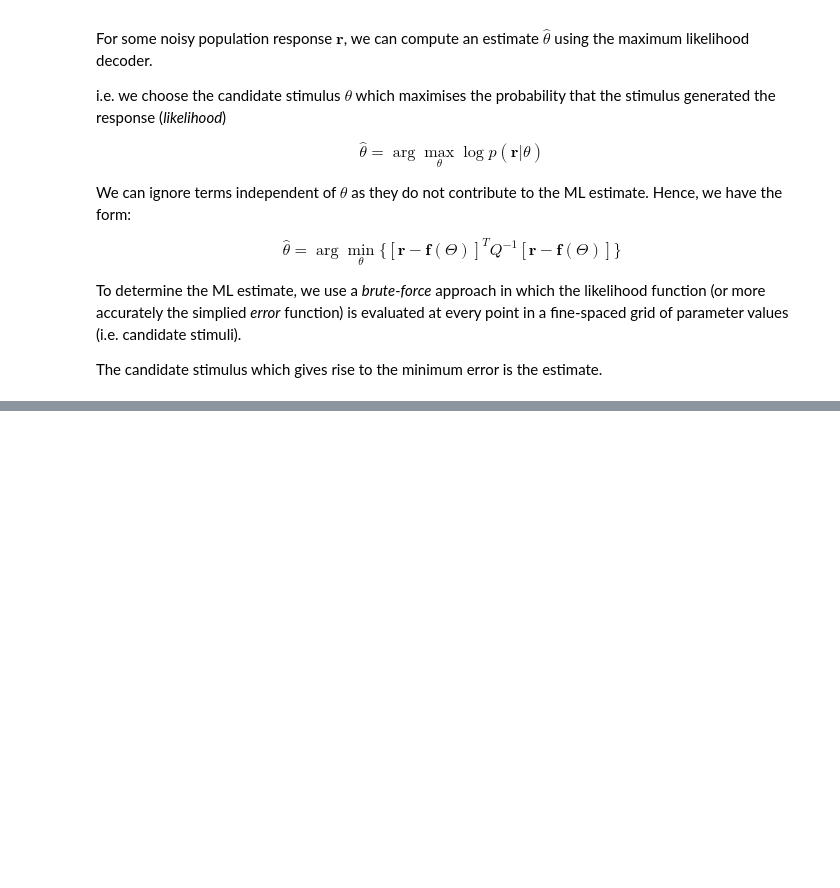
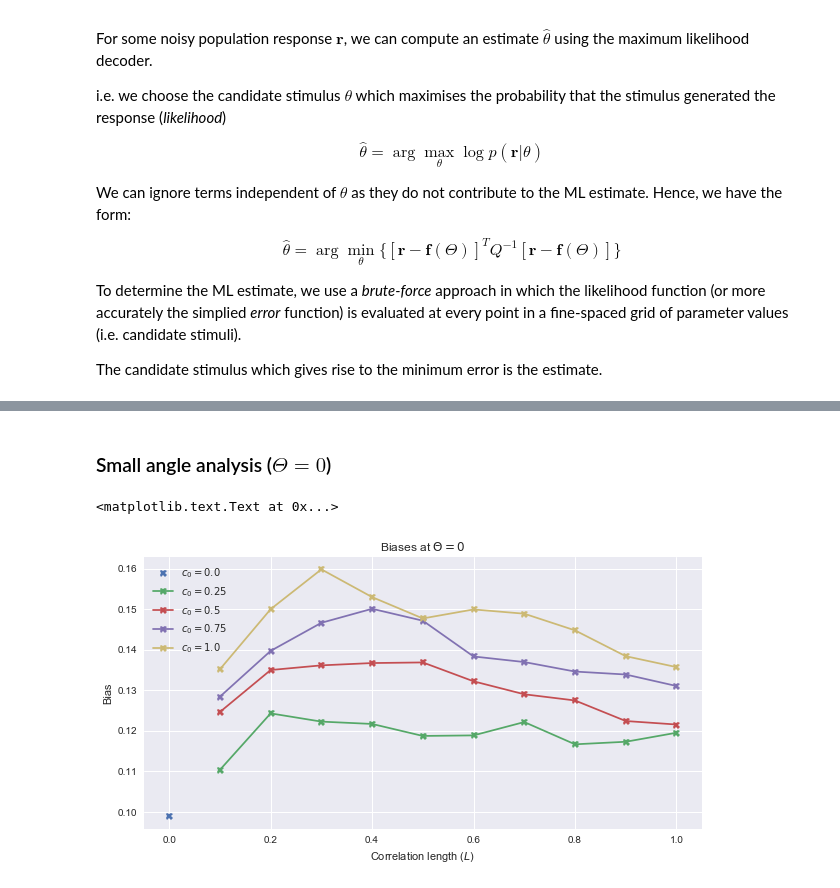
Before and after one commit to dtailor17/neural-population-codes, a Jupyter notebook: noise_correlations.ipynb, the cells around one changed output, grey strips where cells are left out. Cells and saved outputs as stored; diff of their text form; code cells hidden in the pictures; blank space fills up the shorter version.

```diff
--- a/noise_correlations.ipynb
+++ b/noise_correlations.ipynb
@@ -227,10 +228 @@ for max_corr in max_corr_arr:
     ML_ests[lbl] = get_ML_ests(cov_mtx)
-# %%
-max_corr_plot = [0.0, 0.5, 1.0]
-
-for max_corr in max_corr_plot:
-    lbl = get_corr_param_tuple(max_corr=max_corr, corr_length=0.5)
-    biases = ML_ests[lbl][1]
-    plt.plot(THETAS, biases, label=lbl)
-
-plt.legend()
@@ -245,0 +235,12 @@ ML_ests_1 = ML_ests
+# %%
+max_corr_arr = np.linspace(0.0, 1.0, 5)[1:]
+corr_length_arr = np.linspace(0.0, 1.0, 11)[1:]
+
+ML_ests = dict()
+for max_corr in max_corr_arr:
+    for corr_length in corr_length_arr:
+        cov_mtx = construct_cov_matrix(max_corr, corr_length)
+        lbl = get_corr_param_dict_lbl(max_corr, corr_length)
+        ML_ests[lbl] = get_ML_ests(cov_mtx)
+# %%
+ML_ests_2 = ML_ests
@@ -245,0 +341,28 @@ ML_ests_1 = ML_ests
+# %%
+# Extract biases for given encoded angle and fixed max correlation for correlation lengths [0.1, 1.0]
+def get_biases_for_corr_lengths(max_corr, theta_idx=0):
+    biases_corr_length = np.zeros(corr_length_arr.size)
+    i = 0
+    for corr_length in corr_length_arr:
+        lbl = get_corr_param_dict_lbl(max_corr, corr_length)
+        biases = ML_ests_2[lbl][1]
+        biases_corr_length[i] = biases[theta_idx]
+        i += 1
+    return biases_corr_length
+# %% [markdown]
+### Small angle analysis ($\Theta = 0$)
+# %%
+lbl = get_corr_param_dict_lbl(max_corr=0.0, corr_length=0.5)
+biases = ML_ests_1[lbl][1]
+plt.plot(0.0, biases[0], 'X', label='$c_0 = 0.0$')
+
+for max_corr in max_corr_arr:
+    plt.plot(corr_length_arr, get_biases_for_corr_lengths(max_corr), '-X', label='$c_0 = {0}$'.format(max_corr))
+
+plt.legend()
+plt.xlabel('Correlation length ($L$)')
+plt.ylabel('Bias')
+plt.title('Biases at $\Theta = 0$')
+# %% [output]
+<matplotlib.text.Text at 0x...>
+[figure, added]
```
Also changed, not shown: parts of 9 cells of this notebook, 1 other file.
